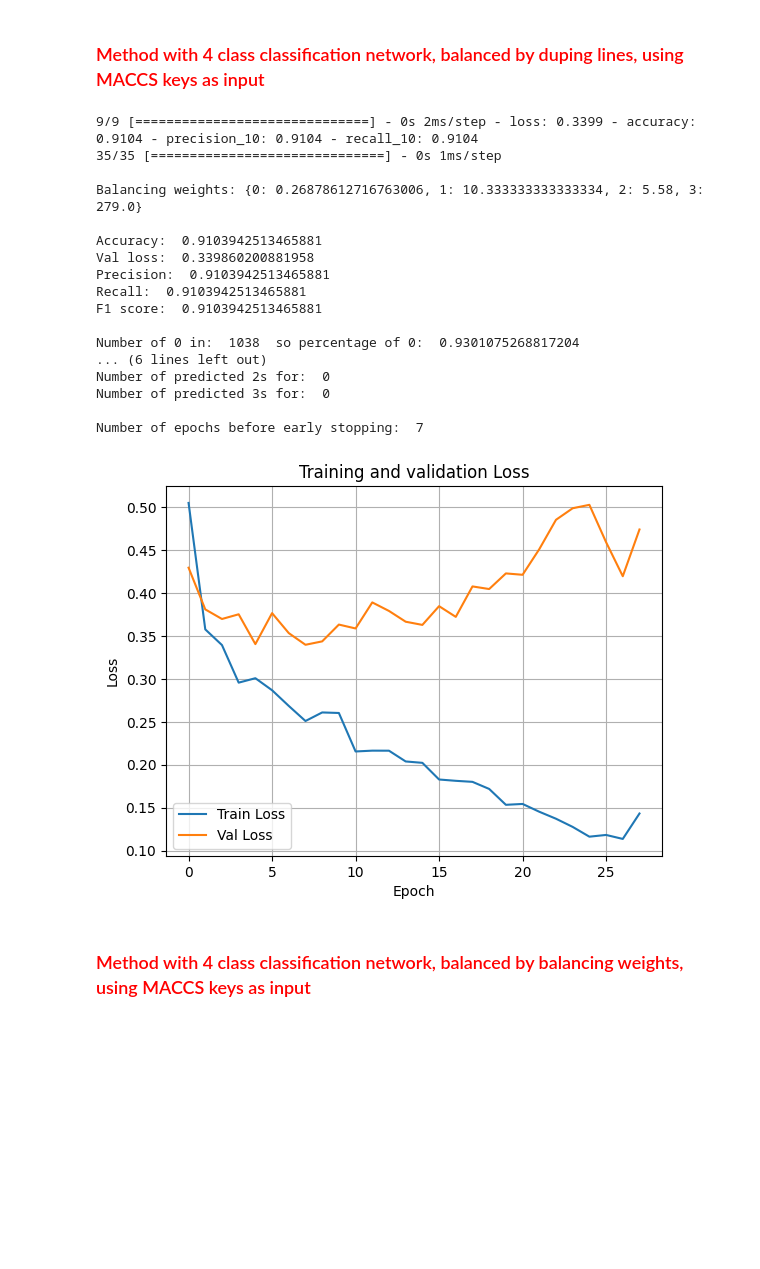
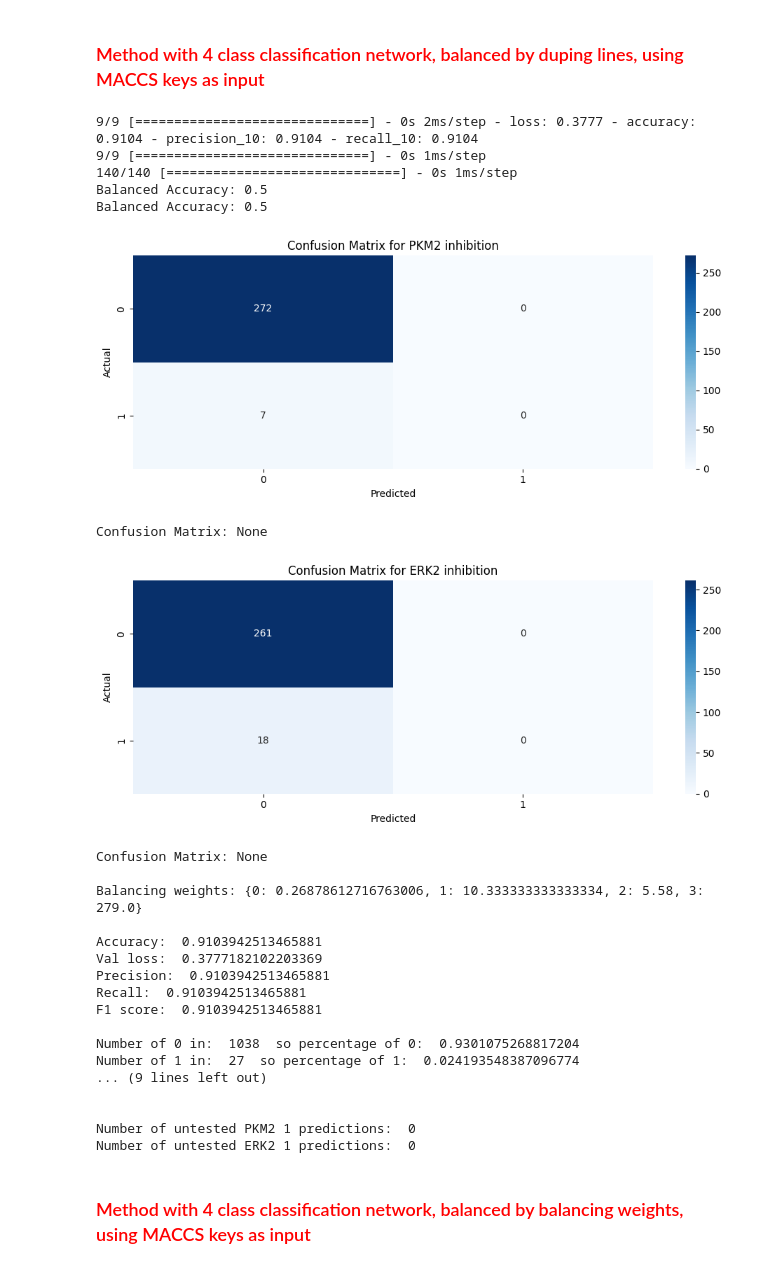
Before and after one commit to jobvandijk/GroupAssigment_group6, a Jupyter notebook: notebook_neural_network.ipynb, the cells around one changed output. Saved outputs shown, nothing was run; the diff lists cells and outputs as text; code cells hidden in the pictures; blank space fills up the shorter version.

```diff
--- a/notebook_neural_network.ipynb
+++ b/notebook_neural_network.ipynb
@@ -168,29 +302,36 @@ Number of epochs before early stopping:  117
 # %%
 input_file = "Train set with MACCS keys.csv"
 input_test_file = "Test set with MACCS keys.csv"
 output_file = "NN_4class_duped_MACCS.csv"
 
 main_struct_four_class(input_file, input_test_file, output_file, balance_weights=[False,200], plot_loss=False,
-                        MACCS=True, write_output=False, plot_conf_mat=True)
+                        MACCS=True, write_output=False, plot_conf_mat=True, seed_val=set_seed)
 # %% [output]
-9/9 [==============================] - 0s 2ms/step - loss: 0.3399 - accuracy: 0.9104 - precision_10: 0.9104 - recall_10: 0.9104
-35/35 [==============================] - 0s 1ms/step
-
-Balancing weights: {0: 0.26878612716763006, 1: 10.333333333333334, 2: 5.58, 3: 279.0}
-
-Accuracy:  0.9103942513465881
-Val loss:  0.339860200881958
-Precision:  0.9103942513465881
-Recall:  0.9103942513465881
-F1 score:  0.9103942513465881
-
-Number of 0 in:  1038  so percentage of 0:  0.9301075268817204
-... (6 lines left out)
-Number of predicted 2s for:  0
-Number of predicted 3s for:  0
-
-Number of epochs before early stopping:  7
+9/9 [==============================] - 0s 2ms/step - loss: 0.3777 - accuracy: 0.9104 - precision_10: 0.9104 - recall_10: 0.9104
+9/9 [==============================] - 0s 1ms/step
+140/140 [==============================] - 0s 1ms/step
+Balanced Accuracy: 0.5
+Balanced Accuracy: 0.5
-[figure, old version]
+[figure, new version]
+Confusion Matrix: None
+[figure, added]
+Confusion Matrix: None
+
+Balancing weights: {0: 0.26878612716763006, 1: 10.333333333333334, 2: 5.58, 3: 279.0}
+
+Accuracy:  0.9103942513465881
+Val loss:  0.3777182102203369
+Precision:  0.9103942513465881
+Recall:  0.9103942513465881
+F1 score:  0.9103942513465881
+
+Number of 0 in:  1038  so percentage of 0:  0.9301075268817204
+Number of 1 in:  27  so percentage of 1:  0.024193548387096774
+... (9 lines left out)
+
+
+Number of untested PKM2 1 predictions:  0
+Number of untested ERK2 1 predictions:  0
 # %% [markdown]
 <h3 style="color:red;">Method with 4 class classification network, balanced by balancing weights, using MACCS keys as input</h3>
 # %%
```
Also changed, not shown: parts of 8 cells of this notebook, 1 other file.
